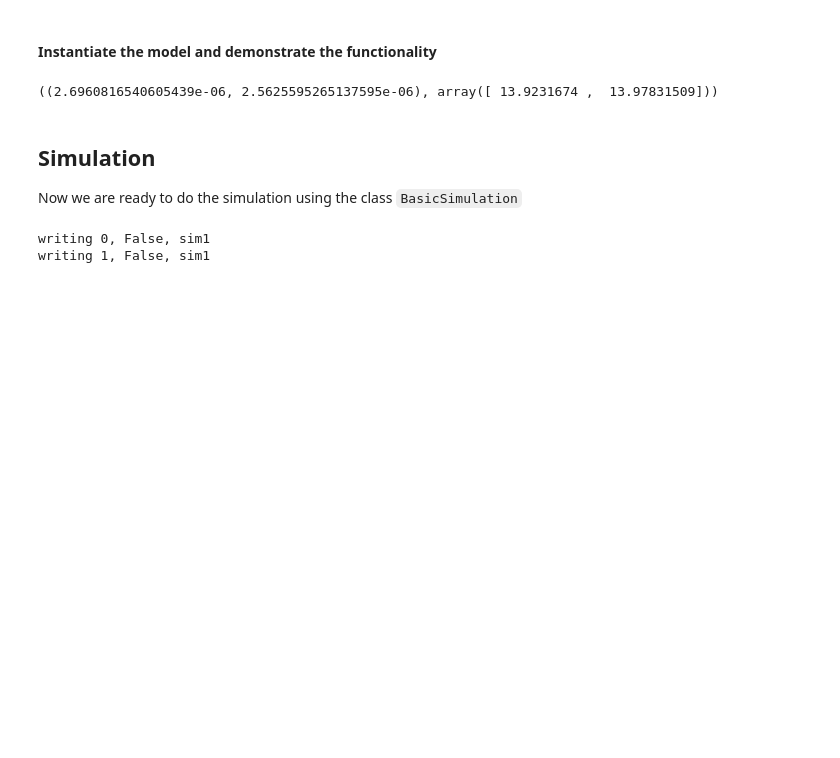
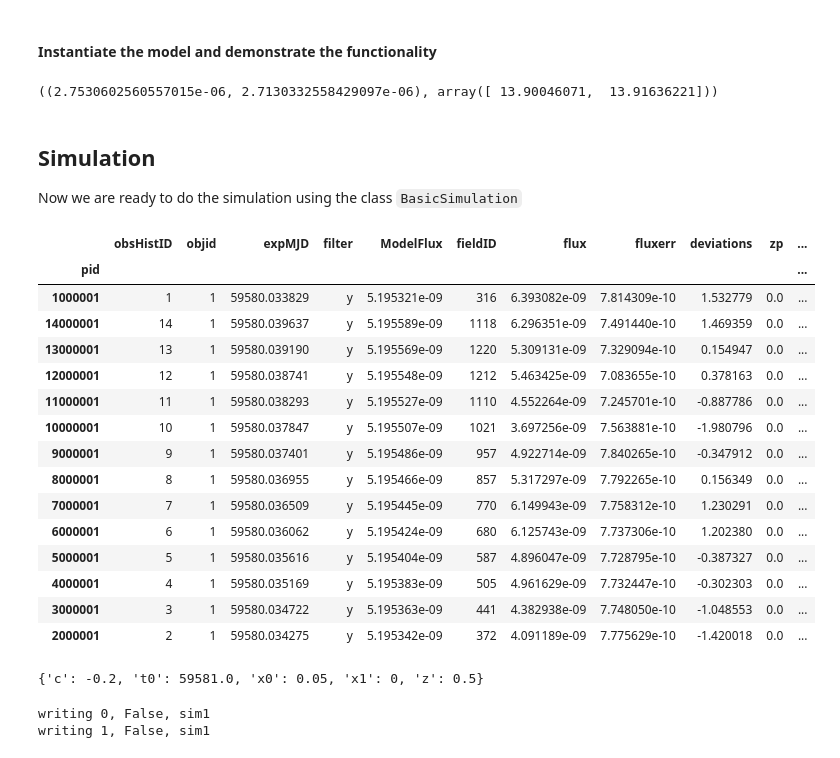
Before and after one commit to rbiswas4/SimPRVO, a Jupyter notebook: examples/Demo_BasicSimulations.ipynb, the cells around one changed output. Drawn from its saved outputs; the diff is of its cells as text; code cells hidden in the pictures; blank space fills up the shorter version.

```diff
--- a/examples/Demo_BasicSimulations.ipynb
+++ b/examples/Demo_BasicSimulations.ipynb
@@ -70,17 +70,22 @@ class SALTPopulation(BasePopulation):
 
     def modelparams(self, idx):
         return dict(x0=self.x0[idx], x1=self.x1[idx], c=self.c[idx], t0=self.t0[idx],
-                    z=self.z[idx], ra=self.ra[idx], dec=self.dec[idx])
-
+                    z=self.z[idx])
     @property
     def idxvalues(self):
         return (x for x in (0, 1))
     @property
-    def hasPositions(self):
-        return True
-    @property
-    def positions(self):
-        return (0, 1)
+    def numSources(self):
+        return sum(1 for i in self.idxvalues)
+    #@property
+    #def hasPositionArray(self):
+    #    return False
+    #@property
+    #def positionArray(self):
+    #    return None
+
+    #def positions(self, idx):
+    #    return dict(ra=self.ra[idx], dec=self.dec[idx])
 # %% [markdown]
 #### Instantiate the population and demonstrate
 # %%
@@ -124,13 +121,12 @@ sp.modelparams(0)
 bandpassdict = BandpassDict.loadTotalBandpassesFromFiles()
 # %%
 class Model(SNObject, BaseModel):
-    def setModelParameters(self, **params):
+    def setModelParameters(self, params):
         paramDict = params.copy()
-        self.setCoords(ra=params['ra'], dec=params['dec'])
-        for key in ('ra', 'dec'):
-            params.pop(key)
+        # self.setCoords(ra=positions['ra'], dec=positions['dec'])
         self.set(**params)
-        self.mwEBVfromMaps()
+        self.set_MWebv(0)
+        #self.mwEBVfromMaps()
 
     @property
     def minMjd(self):
@@ -153,9 +149,10 @@ model.setModelParameters(**sp.modelparams(0))
 # %%
 # Now, this should predict fluxes (in maggies) given a time, and a bandpassobject
-f = (model.modelFlux(mjd=59580, bandpassobj=bandpassdict['y']), model.modelFlux(mjd=59580, bandpassobj=bandpassdict['g']))
+f = (model.modelFlux(mjd=59580, bandpassobj=bandpassdict['y']),
+     model.modelFlux(mjd=59580, bandpassobj=bandpassdict['g']))
 print(f, -2.5 * np.log10(f))
 # %% [output]
-((2.6960816540605439e-06, 2.5625595265137595e-06), array([ 13.9231674 ,  13.97831509]))
+((2.7530602560557015e-06, 2.7130332558429097e-06), array([ 13.90046071,  13.91636221]))
 # %% [markdown]
 ## Simulation
 Now we are ready to do the simulation using the class `BasicSimulation`
@@ -163,6 +160,29 @@ Now we are ready to do the simulation using the class `BasicSimulation`
 bsim = BasicSimulation(sp, model, pointings=pointings, rng=np.random.RandomState(0),
                        maxObsHistID=1000000, pointingColumnDict=None,
                        pruneWithRadius=False)
+# %%
+bsim.lc(1, maxObsHistID=2e6)
+# %% [output]
+|  | obsHistID | objid | expMJD | filter | ModelFlux | fieldID | flux | fluxerr | deviations | zp | ... |
+| pid |  |  |  |  |  |  |  |  |  |  | ... |
+| 1000001 | 1 | 1 | 59580.033829 | y | 5.195321e-09 | 316 | 6.393082e-09 | 7.814309e-10 | 1.532779 | 0.0 | ... |
+| 14000001 | 14 | 1 | 59580.039637 | y | 5.195589e-09 | 1118 | 6.296351e-09 | 7.491440e-10 | 1.469359 | 0.0 | ... |
+| 13000001 | 13 | 1 | 59580.039190 | y | 5.195569e-09 | 1220 | 5.309131e-09 | 7.329094e-10 | 0.154947 | 0.0 | ... |
+| 12000001 | 12 | 1 | 59580.038741 | y | 5.195548e-09 | 1212 | 5.463425e-09 | 7.083655e-10 | 0.378163 | 0.0 | ... |
+| 11000001 | 11 | 1 | 59580.038293 | y | 5.195527e-09 | 1110 | 4.552264e-09 | 7.245701e-10 | -0.887786 | 0.0 | ... |
+| 10000001 | 10 | 1 | 59580.037847 | y | 5.195507e-09 | 1021 | 3.697256e-09 | 7.563881e-10 | -1.980796 | 0.0 | ... |
+| 9000001 | 9 | 1 | 59580.037401 | y | 5.195486e-09 | 957 | 4.922714e-09 | 7.840265e-10 | -0.347912 | 0.0 | ... |
+| 8000001 | 8 | 1 | 59580.036955 | y | 5.195466e-09 | 857 | 5.317297e-09 | 7.792265e-10 | 0.156349 | 0.0 | ... |
+| 7000001 | 7 | 1 | 59580.036509 | y | 5.195445e-09 | 770 | 6.149943e-09 | 7.758312e-10 | 1.230291 | 0.0 | ... |
+| 6000001 | 6 | 1 | 59580.036062 | y | 5.195424e-09 | 680 | 6.125743e-09 | 7.737306e-10 | 1.202380 | 0.0 | ... |
+| 5000001 | 5 | 1 | 59580.035616 | y | 5.195404e-09 | 587 | 4.896047e-09 | 7.728795e-10 | -0.387327 | 0.0 | ... |
+| 4000001 | 4 | 1 | 59580.035169 | y | 5.195383e-09 | 505 | 4.961629e-09 | 7.732447e-10 | -0.302303 | 0.0 | ... |
+| 3000001 | 3 | 1 | 59580.034722 | y | 5.195363e-09 | 441 | 4.382938e-09 | 7.748050e-10 | -1.048553 | 0.0 | ... |
+| 2000001 | 2 | 1 | 59580.034275 | y | 5.195342e-09 | 372 | 4.091189e-09 | 7.775629e-10 | -1.420018 | 0.0 | ... |
+# %%
+sp.modelparams(0)
+# %% [output]
+{'c': -0.2, 't0': 59581.0, 'x0': 0.05, 'x1': 0, 'z': 0.5}
 # %%
 !rm *.hdf
 # %%
```
Also changed, not shown: parts of 56 cells of this notebook, 3 other files.
